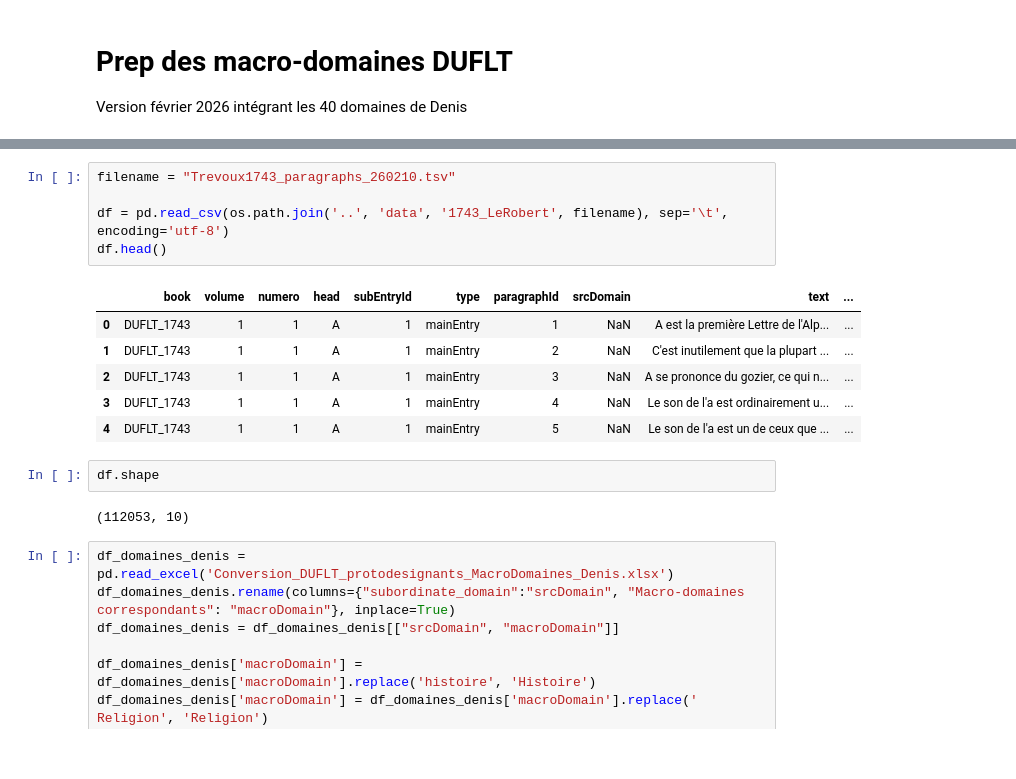
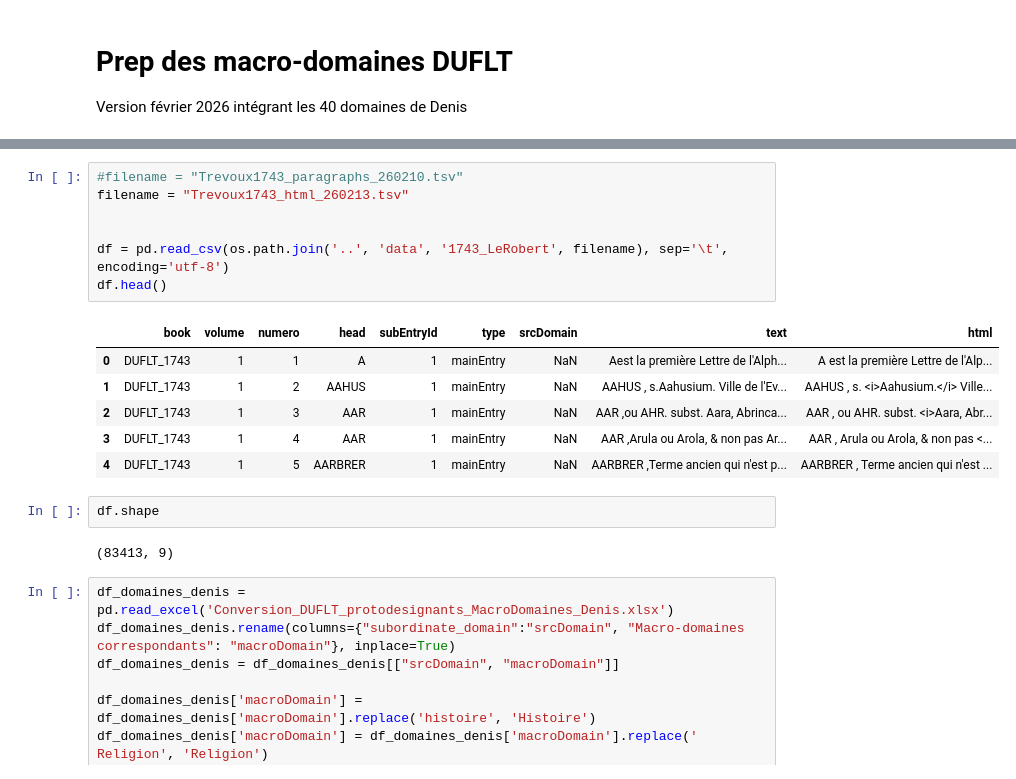
Before and after one commit to ludovicmoncla/trevoux, a Jupyter notebook: 1743_Le_Robert/4.Add_macro-domains.ipynb, the cells around one changed output, grey strips where cells are left out. Drawn from its saved outputs; the diff is of its cells as text.

```diff
--- a/1743_Le_Robert/4.Add_macro-domains.ipynb
+++ b/1743_Le_Robert/4.Add_macro-domains.ipynb
@@ -16,19 +16,21 @@ suffix
 # %%
-filename = "Trevoux1743_paragraphs_260210.tsv"
+#filename = "Trevoux1743_paragraphs_260210.tsv"
+filename = "Trevoux1743_html_260213.tsv"
+
 
 df = pd.read_csv(os.path.join('..', 'data', '1743_LeRobert', filename), sep='\t', encoding='utf-8')
 df.head()
 # %% [output]
-|  | book | volume | numero | head | subEntryId | type | paragraphId | srcDomain | text | ... |
-| 0 | DUFLT_1743 | 1 | 1 | A | 1 | mainEntry | 1 | NaN | A est la première Lettre de l'Alp... | ... |
-| 1 | DUFLT_1743 | 1 | 1 | A | 1 | mainEntry | 2 | NaN | C'est inutilement que la plupart ... | ... |
-| 2 | DUFLT_1743 | 1 | 1 | A | 1 | mainEntry | 3 | NaN | A se prononce du gozier, ce qui n... | ... |
-| 3 | DUFLT_1743 | 1 | 1 | A | 1 | mainEntry | 4 | NaN | Le son de l'a est ordinairement u... | ... |
-| 4 | DUFLT_1743 | 1 | 1 | A | 1 | mainEntry | 5 | NaN | Le son de l'a est un de ceux que ... | ... |
+|  | book | volume | numero | head | subEntryId | type | srcDomain | text | html |
+| 0 | DUFLT_1743 | 1 | 1 | A | 1 | mainEntry | NaN | Aest la première Lettre de l'Alph... | A est la première Lettre de l'Alp... |
+| 1 | DUFLT_1743 | 1 | 2 | AAHUS | 1 | mainEntry | NaN | AAHUS , s.Aahusium. Ville de l'Ev... | AAHUS , s. <i>Aahusium.</i> Ville... |
+| 2 | DUFLT_1743 | 1 | 3 | AAR | 1 | mainEntry | NaN | AAR ,ou AHR. subst. Aara, Abrinca... | AAR , ou AHR. subst. <i>Aara, Abr... |
+| 3 | DUFLT_1743 | 1 | 4 | AAR | 1 | mainEntry | NaN | AAR ,Arula ou Arola, & non pas Ar... | AAR , Arula ou Arola, & non pas <... |
+| 4 | DUFLT_1743 | 1 | 5 | AARBRER | 1 | mainEntry | NaN | AARBRER ,Terme ancien qui n'est p... | AARBRER , Terme ancien qui n'est ... |
 # %%
 df.shape
 # %% [output]
-(112053, 10)
+(83413, 9)
 # %%
 df_domaines_denis = pd.read_excel('Conversion_DUFLT_protodesignants_MacroDomaines_Denis.xlsx')
 df_domaines_denis.rename(columns={"subordinate_domain":"srcDomain", "Macro-domaines correspondants": "macroDomain"}, inplace=True)
```
Also changed, not shown: parts of 7 cells of this notebook.
